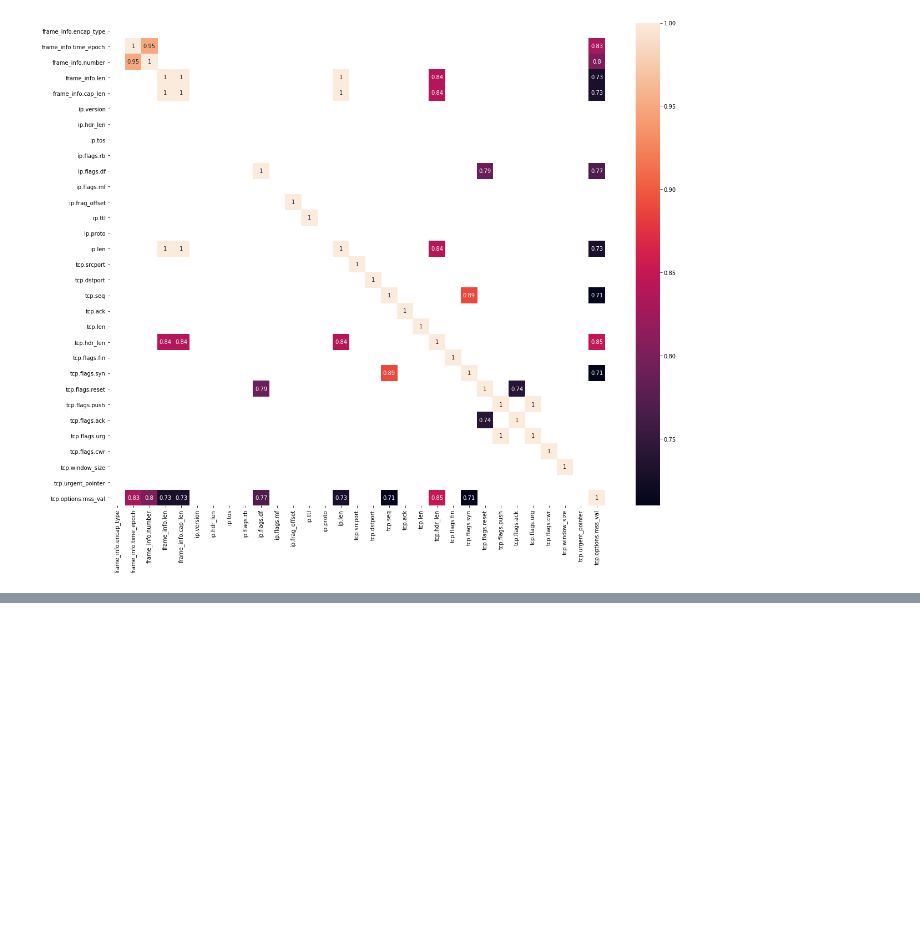
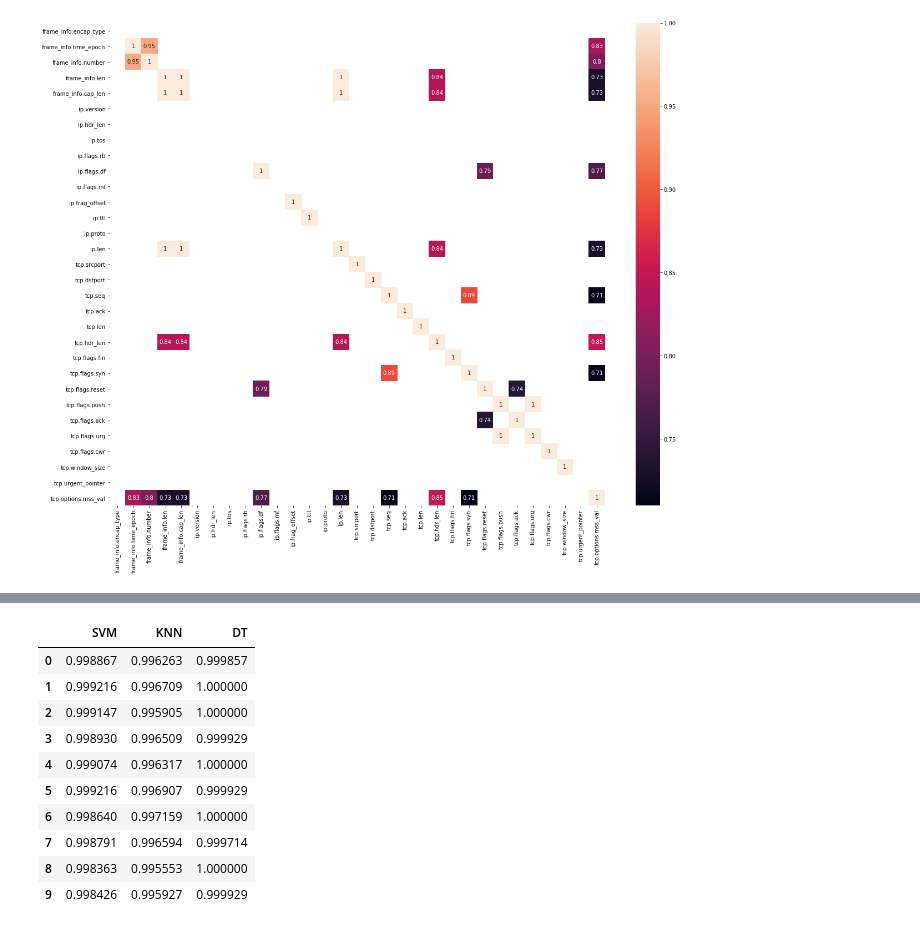
Before and after one commit to gubertoli/ProbingDataset, a Jupyter notebook: Pre-processing & EDA & Machine Learning.ipynb, the cells around one changed output, grey strips where cells are left out. Cells and saved outputs as stored; diff of their text form; code cells hidden in the pictures; blank space fills up the shorter version.

```diff
--- a/Pre-processing & EDA & Machine Learning.ipynb
+++ b/Pre-processing & EDA & Machine Learning.ipynb
@@ -165,0 +175,3 @@ pd.DataFrame.from_dict(score).rank(axis=1, ascending=False)
+# %%
+y = full_data['label'].copy()
+y.value_counts()
@@ -165,0 +196,33 @@ pd.DataFrame.from_dict(score).rank(axis=1, ascending=False)
+# %%
+from sklearn.model_selection import StratifiedKFold, GridSearchCV
+from sklearn.metrics import accuracy_score, make_scorer, f1_score, roc_auc_score
+
+kf = StratifiedKFold(n_splits=10, shuffle=True, random_state=17) # Train, Test
+gskf = StratifiedKFold(n_splits=3, shuffle=True, random_state=17) # Validation
+perf = f1_score # roc_auc_score
+
+score = {}
+for algorithm in algorithms.keys():
+    score[algorithm] = []
+
+for algorithm, (clf, parameters) in algorithms.items():
+    for train, test in kf.split(X, y):
+        prep = StandardScaler()
+        prep.fit(X.iloc[train]) # X[train]
+        best = GridSearchCV(clf, parameters, cv=gskf, scoring=make_scorer(perf, average='weighted')) # the make_scorer for multiclass
+        best.fit(prep.transform(X.iloc[train]), y.iloc[train]) # (X[train]), y[train])
+        score[algorithm].append(perf(best.predict(prep.transform(X.iloc[test])), y.iloc[test], average='weighted')) # (X[test])), y[test]))
+# %%
+pd.DataFrame.from_dict(score)
+# %% [output]
+|  | SVM | KNN | DT |
+| 0 | 0.998867 | 0.996263 | 0.999857 |
+| 1 | 0.999216 | 0.996709 | 1.000000 |
+| 2 | 0.999147 | 0.995905 | 1.000000 |
+| 3 | 0.998930 | 0.996509 | 0.999929 |
+| 4 | 0.999074 | 0.996317 | 1.000000 |
+| 5 | 0.999216 | 0.996907 | 0.999929 |
+| 6 | 0.998640 | 0.997159 | 1.000000 |
+| 7 | 0.998791 | 0.996594 | 0.999714 |
+| 8 | 0.998363 | 0.995553 | 1.000000 |
+| 9 | 0.998426 | 0.995927 | 0.999929 |
```
Also changed, not shown: parts of 10 cells of this notebook.
